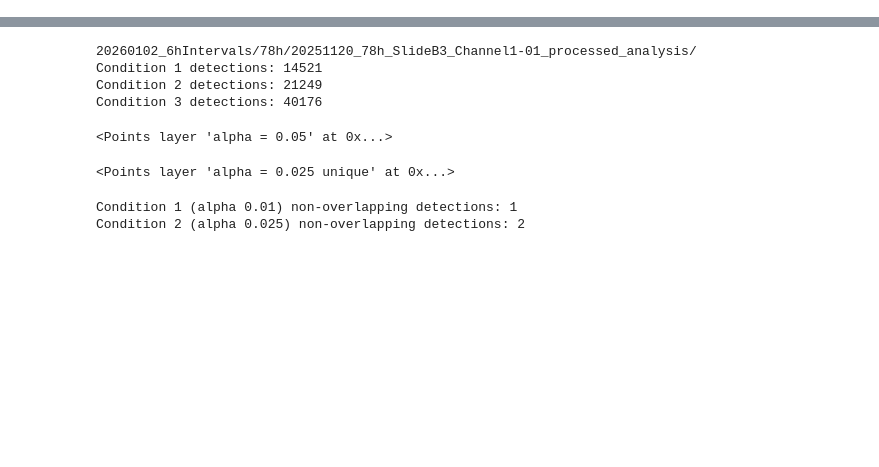
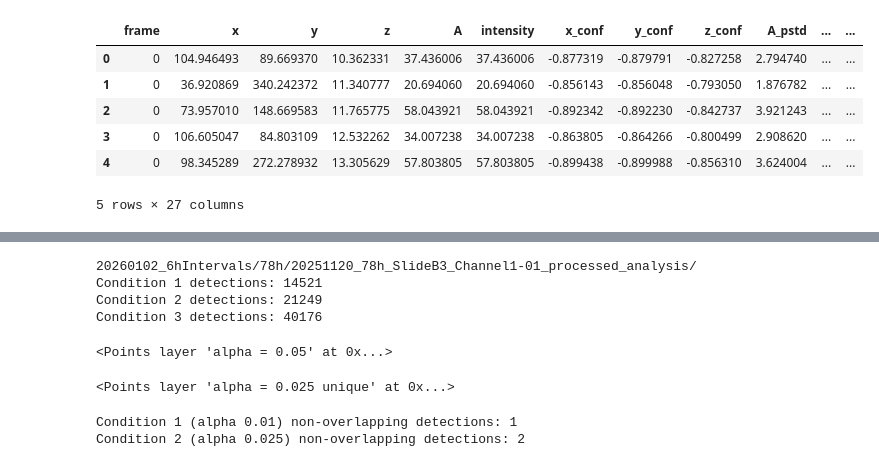
Before and after one commit to MatsulabUW/LLSM-CME-ANALYSIS, a Jupyter notebook: Final/Jupyter_Notebooks/matlab_interface/01.matlab_import.ipynb, the cells around one changed output, grey strips where cells are left out. Cells and saved outputs as stored; diff of their text form; code cells hidden in the pictures; blank space fills up the shorter version.

```diff
--- a/Final/Jupyter_Notebooks/matlab_interface/01.matlab_import.ipynb
+++ b/Final/Jupyter_Notebooks/matlab_interface/01.matlab_import.ipynb
@@ -235,3 +237,13 @@ Saved detections DataFrame to /Volumes/ActiveNAS/Valerie/TransferFolder/20260130
+# %%
+df_ch3.head()
+# %% [output]
+|  | frame | x | y | z | A | intensity | x_conf | y_conf | z_conf | A_pstd | ... | ... |
+| 0 | 0 | 104.946493 | 89.669370 | 10.362331 | 37.436006 | 37.436006 | -0.877319 | -0.879791 | -0.827258 | 2.794740 | ... | ... |
+| 1 | 0 | 36.920869 | 340.242372 | 11.340777 | 20.694060 | 20.694060 | -0.856143 | -0.856048 | -0.793050 | 1.876782 | ... | ... |
+| 2 | 0 | 73.957010 | 148.669583 | 11.765775 | 58.043921 | 58.043921 | -0.892342 | -0.892230 | -0.842737 | 3.921243 | ... | ... |
+| 3 | 0 | 106.605047 | 84.803109 | 12.532262 | 34.007238 | 34.007238 | -0.863805 | -0.864266 | -0.800499 | 2.908620 | ... | ... |
+| 4 | 0 | 98.345289 | 272.278932 | 13.305629 | 57.803805 | 57.803805 | -0.899438 | -0.899988 | -0.856310 | 3.624004 | ... | ... |
+5 rows × 27 columns
 # %%
 # If detections have previously been saved, can run this block to load them
 # After running the first three blocks
```
Also changed, not shown: parts of 16 cells of this notebook.
